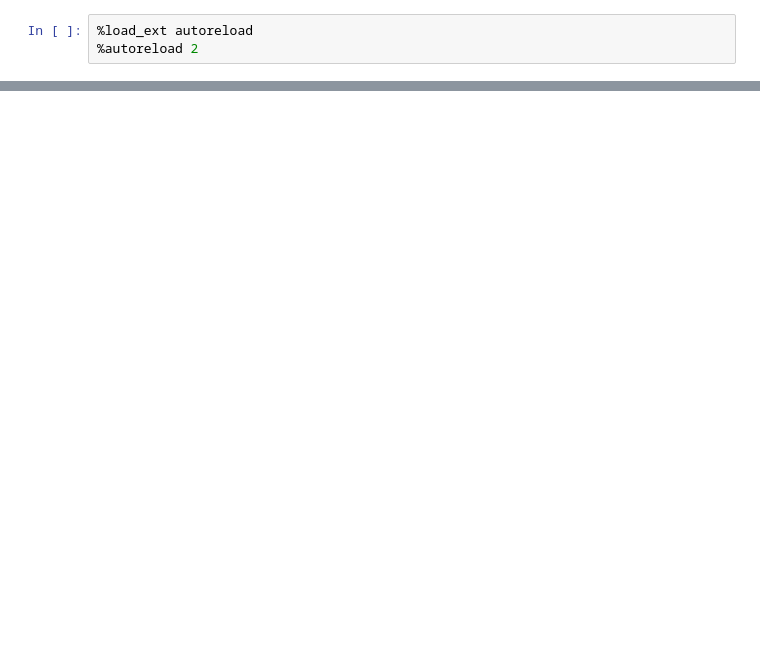
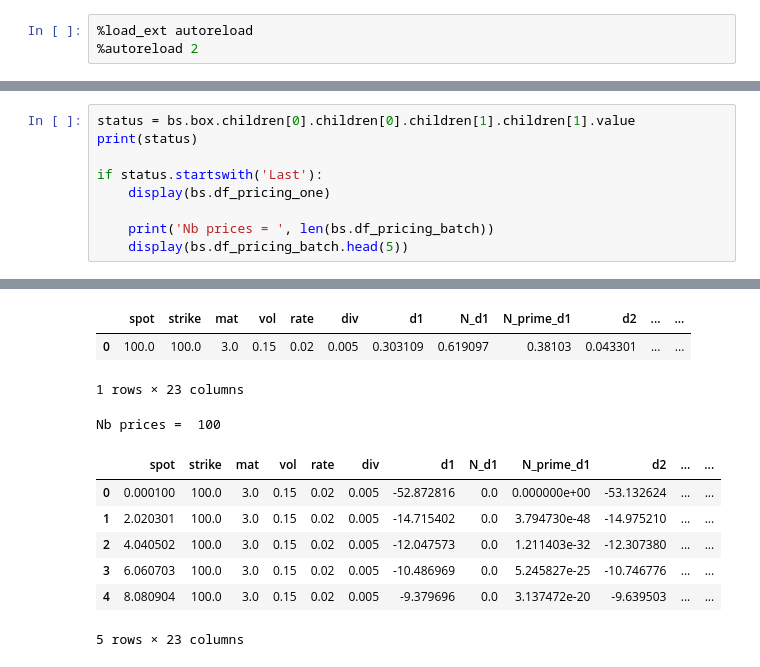
Before and after one commit to oscar6echo/ipysheet-demo, a Jupyter notebook: demo_ipysheet_bs.ipynb, the cells around one changed output, grey strips where cells are left out. Drawn from its saved outputs; the diff is of its cells as text; blank space fills up the shorter version.

```diff
--- a/demo_ipysheet_bs.ipynb
+++ b/demo_ipysheet_bs.ipynb
@@ -26,0 +34,10 @@ bs.df_pricing_batch.head(3)
+# %%
+status = bs.box.children[0].children[0].children[1].children[1].value
+print(status)
+
+if status.startswith('Last'):
+    display(bs.df_pricing_one)
+
+    print('Nb prices = ', len(bs.df_pricing_batch))
+    display(bs.df_pricing_batch.head(5))
+# %% [output]
@@ -26,0 +45,11 @@ bs.df_pricing_batch.head(3)
+|  | spot | strike | mat | vol | rate | div | d1 | N_d1 | N_prime_d1 | d2 | ... | ... |
+| 0 | 100.0 | 100.0 | 3.0 | 0.15 | 0.02 | 0.005 | 0.303109 | 0.619097 | 0.38103 | 0.043301 | ... | ... |
+1 rows × 23 columns
+Nb prices =  100
+|  | spot | strike | mat | vol | rate | div | d1 | N_d1 | N_prime_d1 | d2 | ... | ... |
+| 0 | 0.000100 | 100.0 | 3.0 | 0.15 | 0.02 | 0.005 | -52.872816 | 0.0 | 0.000000e+00 | -53.132624 | ... | ... |
+| 1 | 2.020301 | 100.0 | 3.0 | 0.15 | 0.02 | 0.005 | -14.715402 | 0.0 | 3.794730e-48 | -14.975210 | ... | ... |
+| 2 | 4.040502 | 100.0 | 3.0 | 0.15 | 0.02 | 0.005 | -12.047573 | 0.0 | 1.211403e-32 | -12.307380 | ... | ... |
+| 3 | 6.060703 | 100.0 | 3.0 | 0.15 | 0.02 | 0.005 | -10.486969 | 0.0 | 5.245827e-25 | -10.746776 | ... | ... |
+| 4 | 8.080904 | 100.0 | 3.0 | 0.15 | 0.02 | 0.005 | -9.379696 | 0.0 | 3.137472e-20 | -9.639503 | ... | ... |
+5 rows × 23 columns
```
Also changed, not shown: parts of 7 cells of this notebook.
